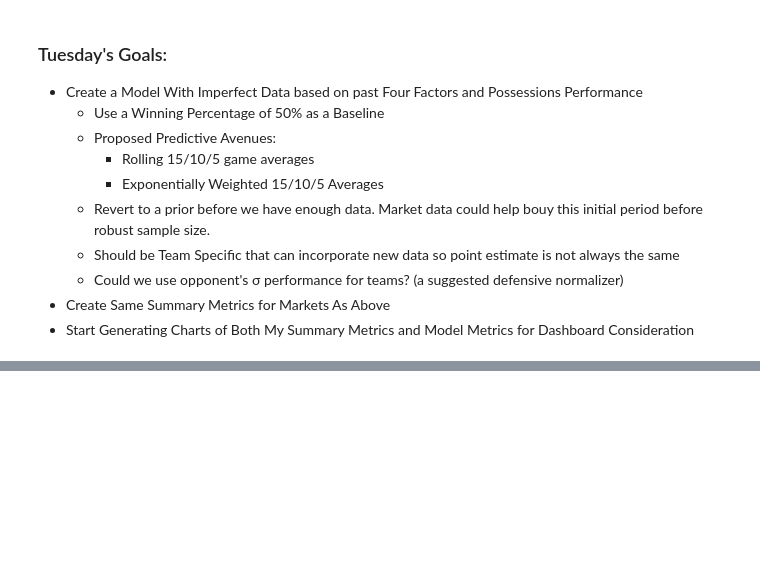
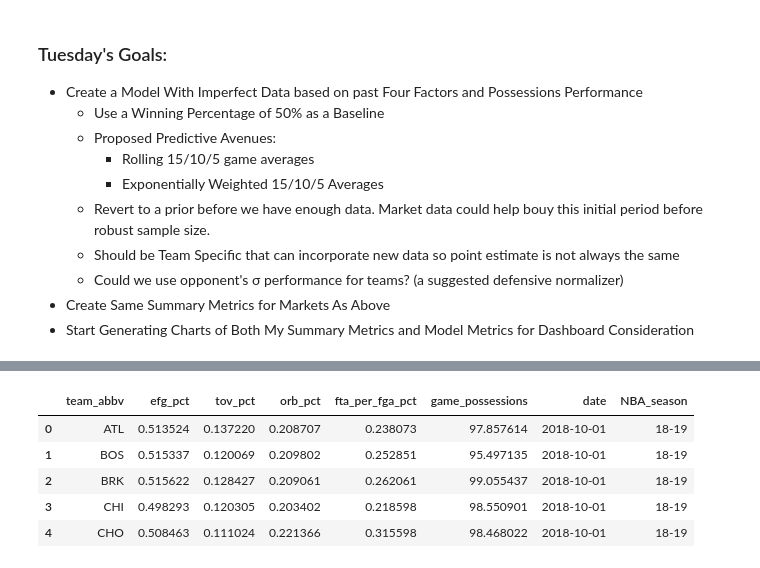
Before and after one commit to kyle-rgb/NBA_Sportsbook_Project, a Jupyter notebook: notebooks/Model_Stage.ipynb, the cells around one changed output, grey strips where cells are left out. Cells and saved outputs as stored; diff of their text form; code cells hidden in the pictures; blank space fills up the shorter version.

```diff
--- a/notebooks/Model_Stage.ipynb
+++ b/notebooks/Model_Stage.ipynb
@@ -1231,0 +1246,4 @@ market_decision_matrix
+# %%
+# I Can Create A Summary Dataframe Like Above for the 17-18 Season Which will Be Used for 18-19's projections
+second_seasons_priors = team_df.query("NBA_season == '17-18'").groupby('team_abbv').mean().reset_index().drop("pts", axis=1)
+second_seasons_priors['date'] = team_df.query("NBA_season == '18-19'").date.min() + pd.DateOffset(day=1)
@@ -1231,0 +1264,9 @@ market_decision_matrix
+# %%
+second_seasons_priors.head()
+# %% [output]
+|  | team_abbv | efg_pct | tov_pct | orb_pct | fta_per_fga_pct | game_possessions | date | NBA_season |
+| 0 | ATL | 0.513524 | 0.137220 | 0.208707 | 0.238073 | 97.857614 | 2018-10-01 | 18-19 |
+| 1 | BOS | 0.515337 | 0.120069 | 0.209802 | 0.252851 | 95.497135 | 2018-10-01 | 18-19 |
+| 2 | BRK | 0.515622 | 0.128427 | 0.209061 | 0.262061 | 99.055437 | 2018-10-01 | 18-19 |
+| 3 | CHI | 0.498293 | 0.120305 | 0.203402 | 0.218598 | 98.550901 | 2018-10-01 | 18-19 |
+| 4 | CHO | 0.508463 | 0.111024 | 0.221366 | 0.315598 | 98.468022 | 2018-10-01 | 18-19 |
```
Also changed, not shown: parts of 30 cells of this notebook, 1 other file.
